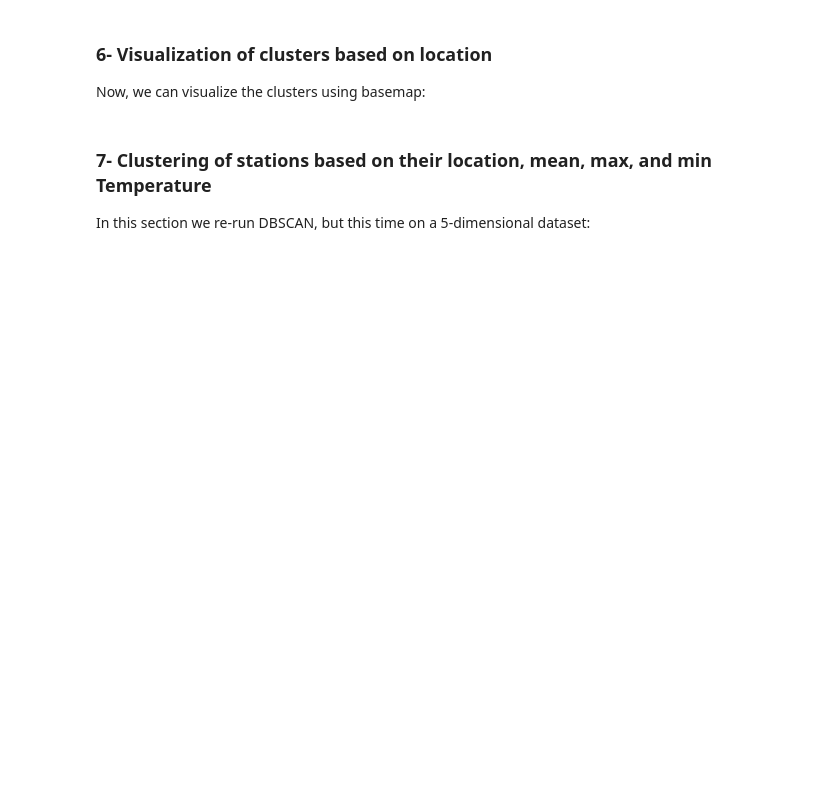
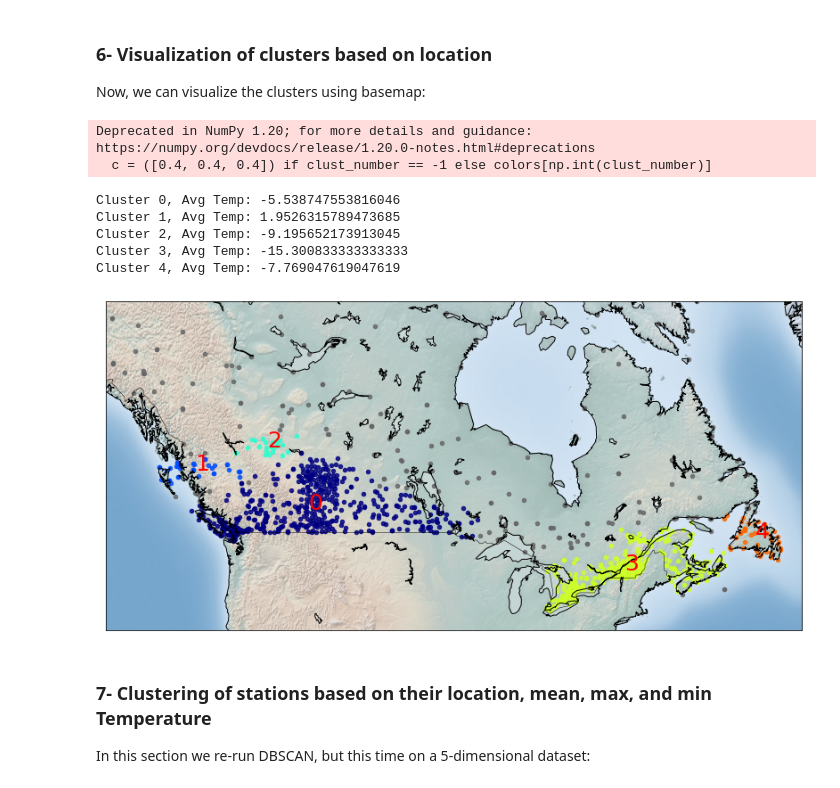
Before and after one commit to sazk07/IBM-Data-Science, a Jupyter notebook: Machine Learning with Python/ML0101EN-Clus-DBSCN-weather.ipynb, the cells around one changed output. Cells and saved outputs as stored; diff of their text form; code cells hidden in the pictures; blank space fills up the shorter version.

```diff
--- a/Machine Learning with Python/ML0101EN-Clus-DBSCN-weather.ipynb
+++ b/Machine Learning with Python/ML0101EN-Clus-DBSCN-weather.ipynb
@@ -484,38 +495,50 @@ set(labels)
 
 Now, we can visualize the clusters using basemap:
 # %%
-from mpl_toolkits.basemap import Basemap
-import matplotlib.pyplot as plt
-from pylab import rcParams
-%matplotlib inline
-rcParams['figure.figsize'] = (14,10)
-
-my_map = Basemap(projection='merc',
-            resolution = 'l', area_thresh = 1000.0,
-            llcrnrlon=llon, llcrnrlat=llat, #min longitude (llcrnrlon) and latitude (llcrnrlat)
-            urcrnrlon=ulon, urcrnrlat=ulat) #max longitude (urcrnrlon) and latitude (urcrnrlat)
-
+rcParams["figure.figsize"] = (14, 10)
+my_map = Basemap(
+    projection="merc",
+    resolution="l",
+    area_thresh=1000.0,
+    llcrnrlon=llon,
+    llcrnrlat=llat,
+    urcrnrlon=ulon,
+    urcrnrlat=ulat,
+)
 my_map.drawcoastlines()
 my_map.drawcountries()
-#my_map.drawmapboundary()
-my_map.fillcontinents(color = 'white', alpha = 0.3)
+# my_map.drawmapboundary()
+my_map.fillcontinents(color="white", alpha=0.3)
 my_map.shadedrelief()
-
 # To create a color map
-colors = plt.get_cmap('jet')(np.linspace(0.0, 1.0, clusterNum))
-
-
-
-#Visualization1
+colors = plt.get_cmap("jet")(np.linspace(0.0, 1.0, clusterNum))
+# Visualization1
 for clust_number in set(labels):
-    c=(([0.4,0.4,0.4]) if clust_number == -1 else colors[np.int(clust_number)])
+    c = ([0.4, 0.4, 0.4]) if clust_number == -1 else colors[np.int(clust_number)]
     clust_set = pdf[pdf.Clus_Db == clust_number]
-    my_map.scatter(clust_set.xm, clust_set.ym, color =c,  marker='o', s= 20, alpha = 0.85)
+    my_map.scatter(clust_set.xm, clust_set.ym, color=c, marker="o", s=20, alpha=0.85)
     if clust_number != -1:
-        cenx=np.mean(clust_set.xm)
-        ceny=np.mean(clust_set.ym)
-        plt.text(cenx,ceny,str(clust_number), fontsize=25, color='red',)
-        print ("Cluster "+str(clust_number)+', Avg Temp: '+ str(np.mean(clust_set.Tm)))
+        cenx = np.mean(clust_set.xm)
+        ceny = np.mean(clust_set.ym)
+        plt.text(
+            cenx,
+            ceny,
+            str(clust_number),
+            fontsize=25,
+            color="red",
+        )
+        print(
+            "Cluster " + str(clust_number) + ", Avg Temp: " + str(np.mean(clust_set.Tm))
+        )
+# %% [output]
+Deprecated in NumPy 1.20; for more details and guidance: https://numpy.org/devdocs/release/1.20.0-notes.html#deprecations
+  c = ([0.4, 0.4, 0.4]) if clust_number == -1 else colors[np.int(clust_number)]
+Cluster 0, Avg Temp: -5.538747553816046
+Cluster 1, Avg Temp: 1.9526315789473685
+Cluster 2, Avg Temp: -9.195652173913045
+Cluster 3, Avg Temp: -15.300833333333333
+Cluster 4, Avg Temp: -7.769047619047619
+[figure, added]
 # %% [markdown]
 ### 7- Clustering of stations based on their location, mean, max, and min Temperature
 
```
Also changed, not shown: parts of 18 cells of this notebook, 24 other files.
